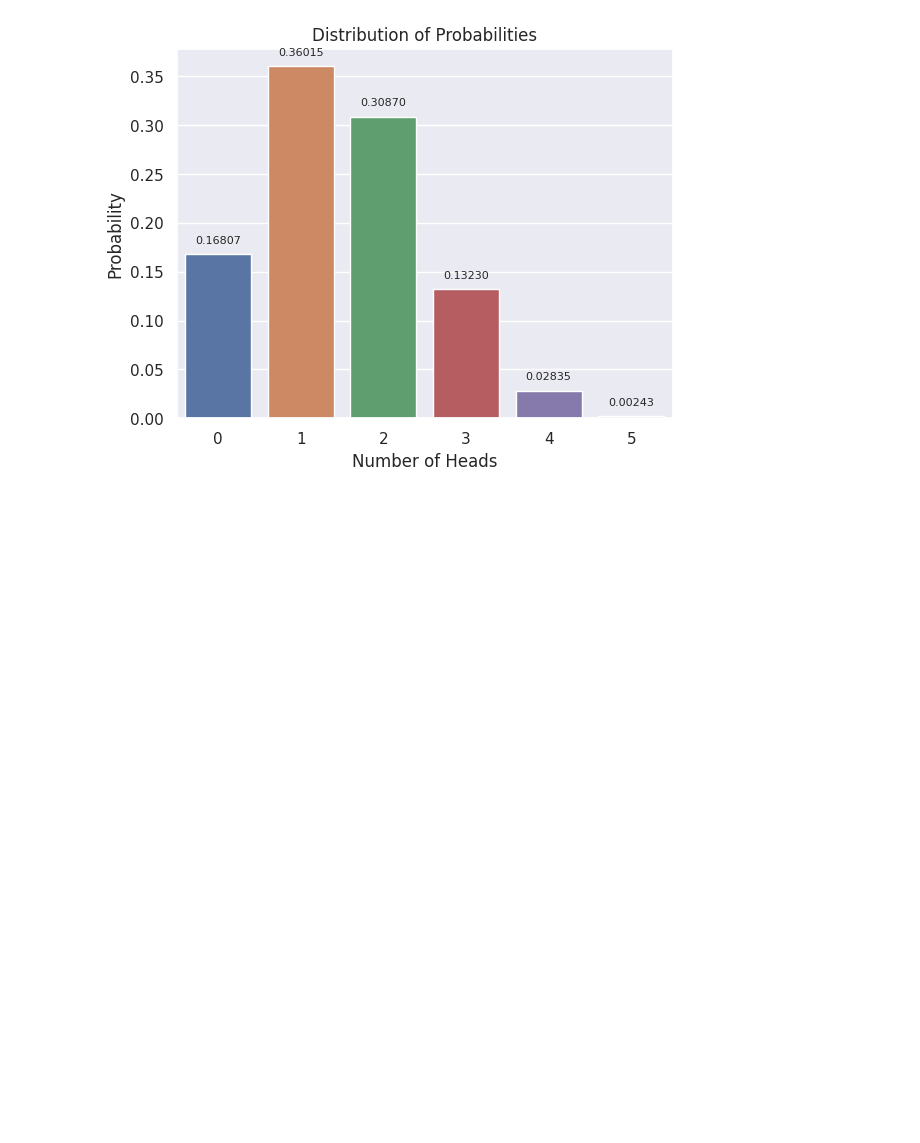
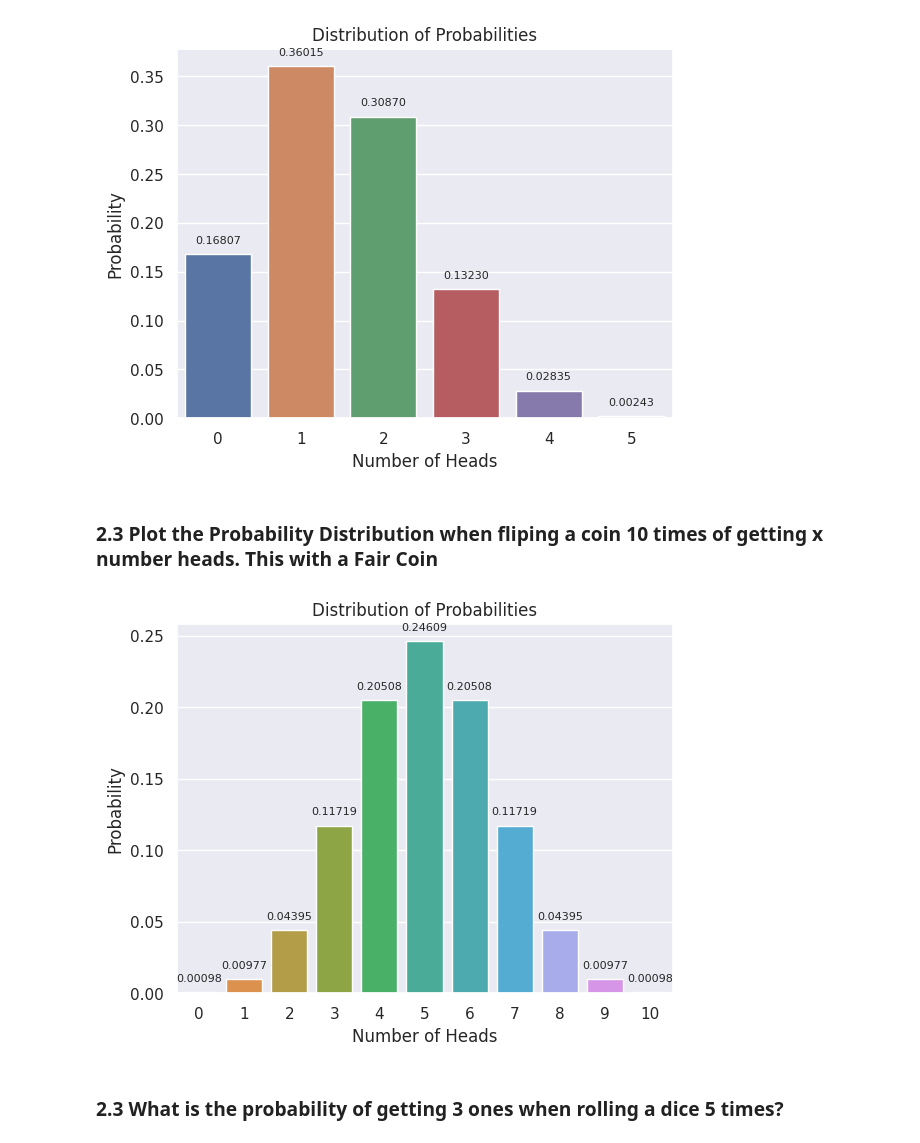
Before and after one commit to gmdeorozco/Probability-Distribution-Problems-Python-Solutions-, a Jupyter notebook: Binomial_Distribution.ipynb, the cells around one changed output. Saved outputs shown, nothing was run; the diff lists cells and outputs as text; code cells hidden in the pictures; blank space fills up the shorter version.

```diff
--- a/Binomial_Distribution.ipynb
+++ b/Binomial_Distribution.ipynb
@@ -82,3 +82,12 @@ data = create_data(n=5,p=0.3)
 plot_distribution(data)
 # %% [output]
 [figure]
+# %% [markdown]
+### 2.3 Plot the Probability Distribution when fliping a coin 10 times of getting x number heads. This with a Fair Coin
+# %%
+data = create_data(n=10,p=0.5)
+plot_distribution(data)
+# %% [output]
+[figure, added]
+# %% [markdown]
+### 2.3 What is the probability of getting 3 ones when rolling a dice 5 times?
```
